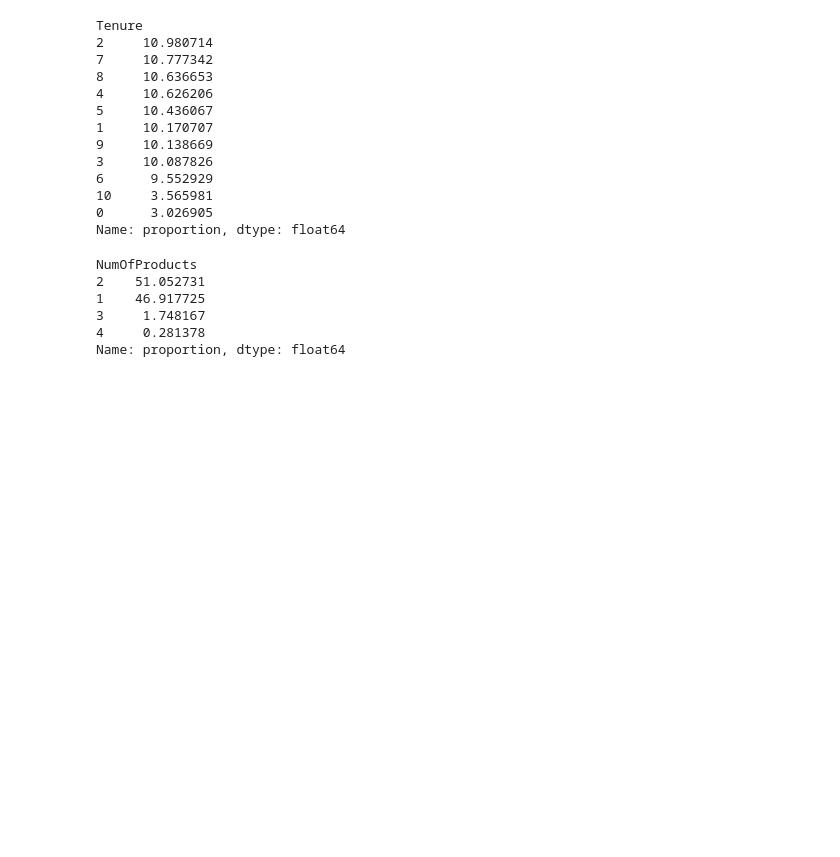
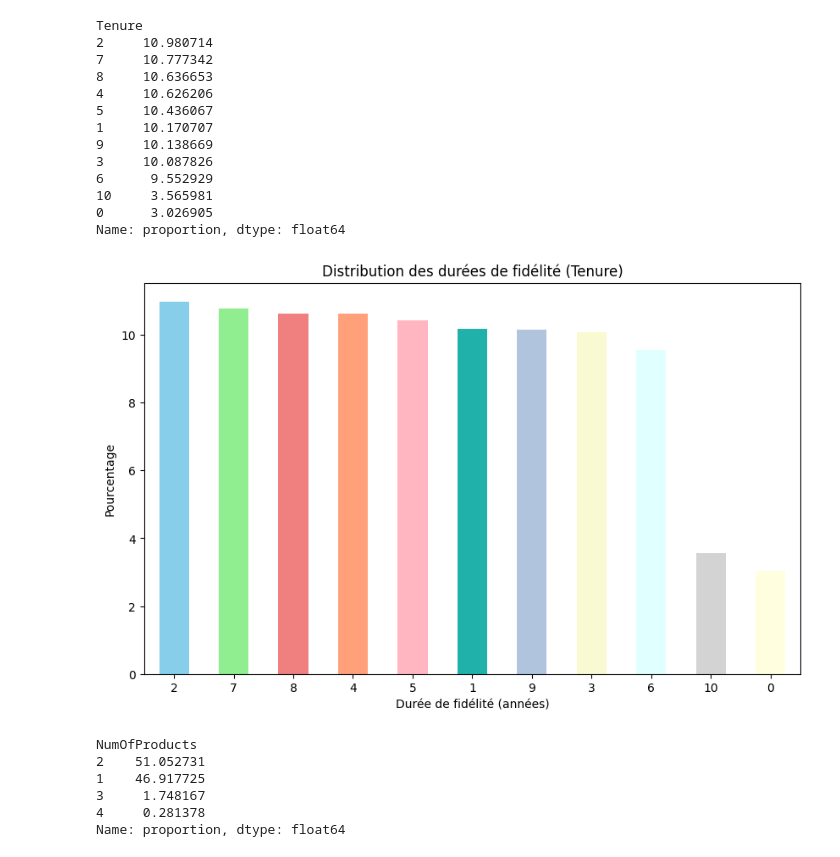
Before and after one commit to lathiam/projet-de-classification, a Jupyter notebook: Analyse.ipynb, the cells around one changed output. Cells and saved outputs as stored; diff of their text form; code cells hidden in the pictures; blank space fills up the shorter version.

```diff
--- a/Analyse.ipynb
+++ b/Analyse.ipynb
@@ -119,6 +161,19 @@ Tenure
 10     3.565981
 0      3.026905
 Name: proportion, dtype: float64
+# %%
+tenure_counts = df['Tenure'].value_counts(normalize=True) * 100
+colors = ['skyblue', 'lightgreen', 'lightcoral', 'lightsalmon', 'lightpink', 'lightseagreen', 'lightsteelblue', 'lightgoldenrodyellow', 'lightcyan', 'lightgray', 'lightyellow']
+
+plt.figure(figsize=(10, 6))
+tenure_counts.plot(kind='bar', color=colors)
+plt.title('Distribution des durées de fidélité (Tenure)')
+plt.xlabel('Durée de fidélité (années)')
+plt.ylabel('Pourcentage')
+plt.xticks(rotation=0)
+plt.show()
+# %% [output]
+[figure, added]
 # %%
 df['NumOfProducts'].value_counts()
 NumOfProducts_counts = df['NumOfProducts'].value_counts(normalize=True) * 100
```
Also changed, not shown: parts of 5 cells of this notebook.
